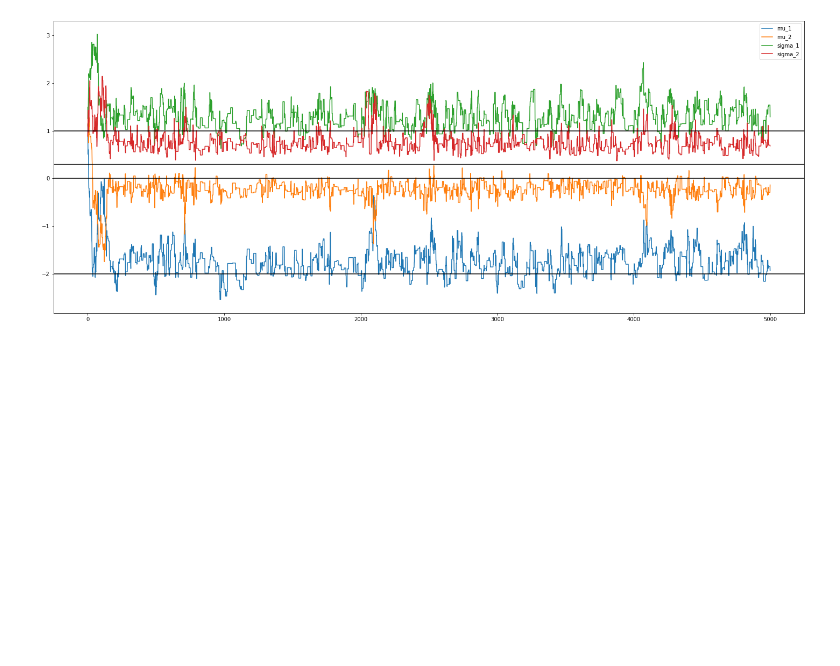
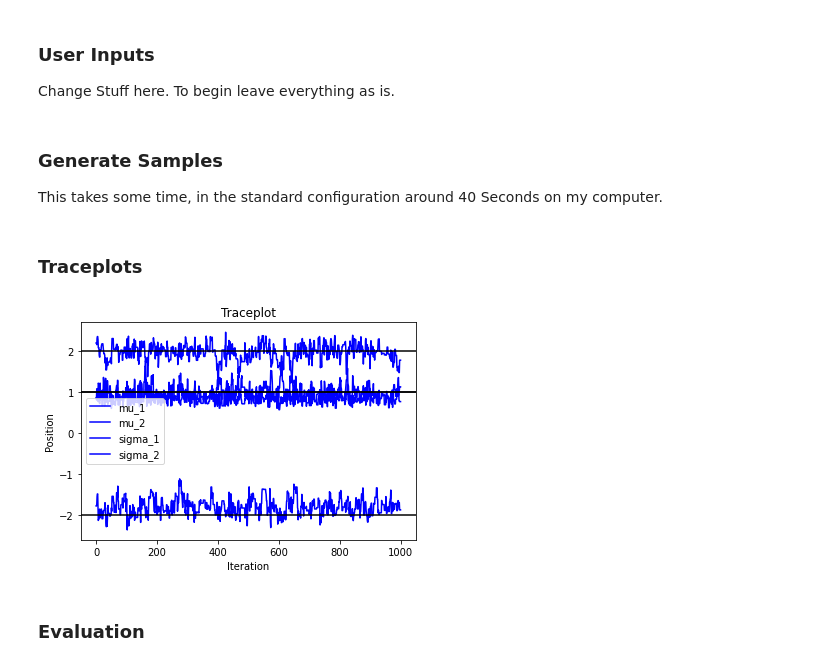
Before and after one commit to PaulNitschke/MCMC-Workshop---Stads, a Jupyter notebook: src/challenge/run_me.ipynb, the cells around one changed output. Cells and saved outputs as stored; diff of their text form; code cells hidden in the pictures; blank space fills up the shorter version.

```diff
--- a/src/challenge/run_me.ipynb
+++ b/src/challenge/run_me.ipynb
@@ -82,8 +32,0 @@ sample standard deviation tf.Tensor([0.32247657 0.27363494 0.24708731 0.48074117
-# %%
-
-def target_log_prob(param):
-    mu_1, mu_2, sigma_1, sigma_2 = param
-    dens = np.sum(np.log(
-        1/(2*np.sqrt(2*math.pi*sigma_1**2)) * np.exp(-(data - mu_1)**2/sigma_1**2) +
-        1/(2*np.sqrt(2*math.pi*sigma_2**2)) * np.exp(-(data - mu_2)**2/sigma_2**2))) - 1/2 * (mu_1**2 + mu_2**2) - (sigma_1 + sigma_2)
-    return(dens)
@@ -193,15 +39,43 @@ target_log_prob(x_init)
+# %% [markdown]
+### User Inputs
+
+Change Stuff here. To begin leave everything as is.
+# %%
+init_state = dtype([1, 1, 1, 1])
+num_samples = 1000
+num_burnin = 250
+kernel = tfp.mcmc.MetropolisAdjustedLangevinAlgorithm(
+         target_log_prob_fn=target_log_prob,
+         step_size=0.03)
+# %% [markdown]
+### Generate Samples
+
+This takes some time, in the standard configuration around 40 Seconds on my computer.
+# %%
+#Generate Samples
+start_time = time.time()
+samples = tfp.mcmc.sample_chain(
+    num_results=num_samples,
+    current_state=init_state,
+    kernel=kernel,
+    num_burnin_steps=num_burnin,
+    trace_fn=None,
+    seed=42)
+end_time = time.time()
+# %% [markdown]
+### Traceplots
 # %%
-import matplotlib.pyplot as plt
-
-_ = plt.plot(samples)
+plt.title('Traceplot')
+plt.plot(samples.numpy(), 'b')
+plt.xlabel('Iteration')
+plt.ylabel('Position')
 plt.legend(["mu_1", "mu_2", "sigma_1", "sigma_2"])
-plt.rcParams["figure.figsize"] = (25,10)
 plt.axhline(y=-2, color='black', linestyle='-')
-plt.axhline(y=0, color='black', linestyle='-')
-plt.axhline(y=0.3, color='black', linestyle='-')
+plt.axhline(y=2, color='black', linestyle='-')
 plt.axhline(y=1, color='black', linestyle='-')
-
-mu = [-2, 0]
-sigma = [1, 0.3]
+plt.axhline(y=1, color='black', linestyle='-')
+plt.show()
 # %% [output]
-[figure, old version]
+[figure, new version]
+# %% [markdown]
+### Evaluation
```
Also changed, not shown: parts of 17 cells of this notebook, 4 other files.
